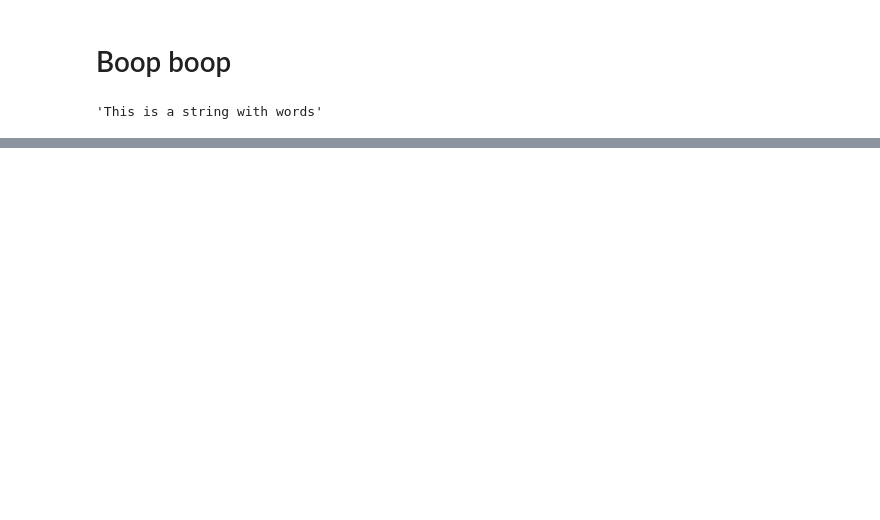
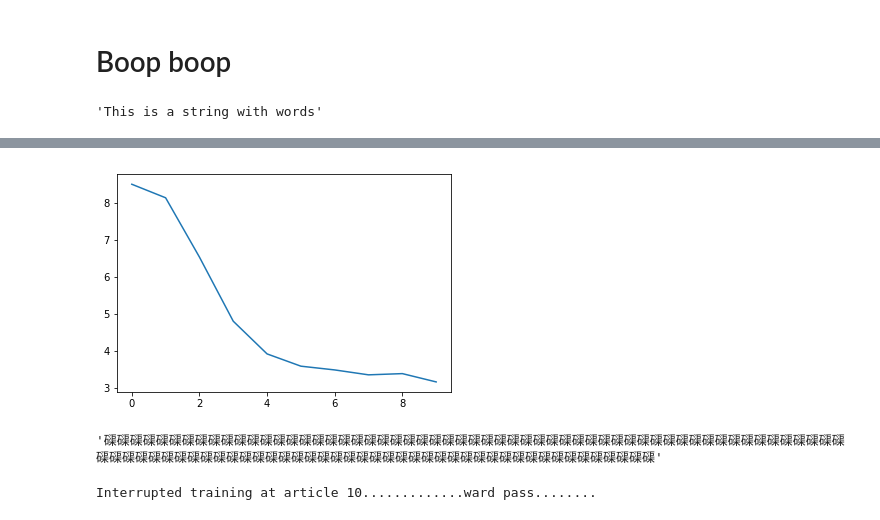
Before and after one commit to addreas/deep-project, a Jupyter notebook: Project.ipynb, the cells around one changed output, grey strips where cells are left out. Drawn from its saved outputs; the diff is of its cells as text; code cells hidden in the pictures; blank space fills up the shorter version.

```diff
--- a/Project.ipynb
+++ b/Project.ipynb
@@ -59,0 +93,14 @@ models.train(rnn_net_100, train_articles, char_encoding)
+# %%
+plt.plot(losses_rnn_100)
+plt.show()
+# %% [output]
+[figure, added]
+# %%
+hot2str(list(models.predict(rnn_net_100, char_encoding, "This totally works")))
+# %% [output]
+'磲磲磲磲磲磲磲磲磲磲磲磲磲磲磲磲磲磲磲磲磲磲磲磲磲磲磲磲磲磲磲磲磲磲磲磲磲磲磲磲磲磲磲磲磲磲磲磲磲磲磲磲磲磲磲磲磲磲磲磲磲磲磲磲磲磲磲磲磲磲磲磲磲磲磲磲磲磲磲磲磲磲磲磲磲磲磲磲磲磲磲磲磲磲磲磲磲磲磲磲'
+# %%
+#train lstm_net_25
+losses_lstm_25 = models.train(lstm_net_25, train_articles, char_encoding)
+# %% [output]
+Interrupted training at article 10.............ward pass........
```
Also changed, not shown: parts of 17 cells of this notebook, 2 other files.
